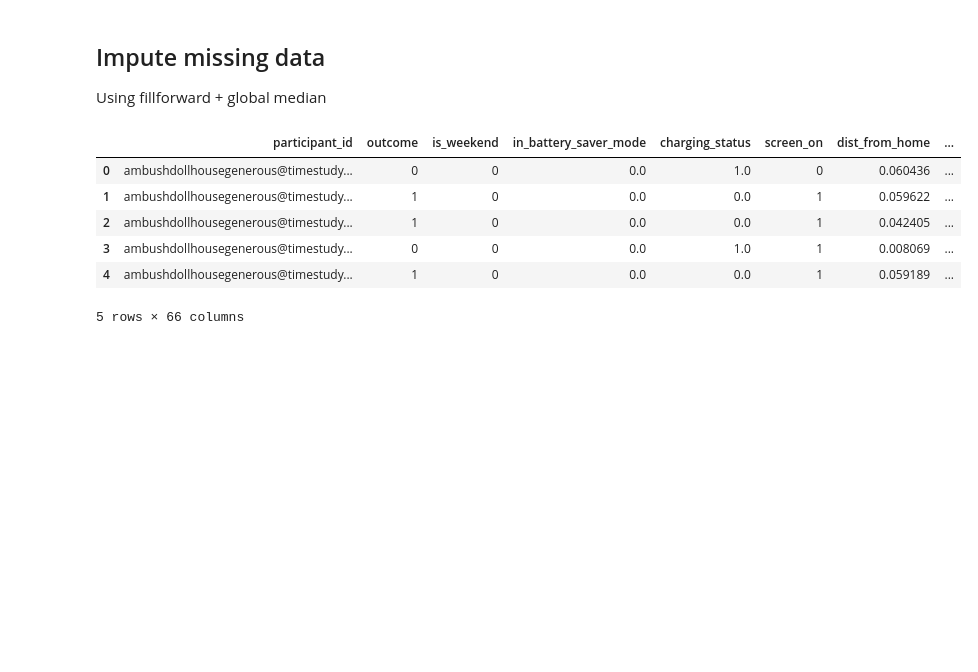
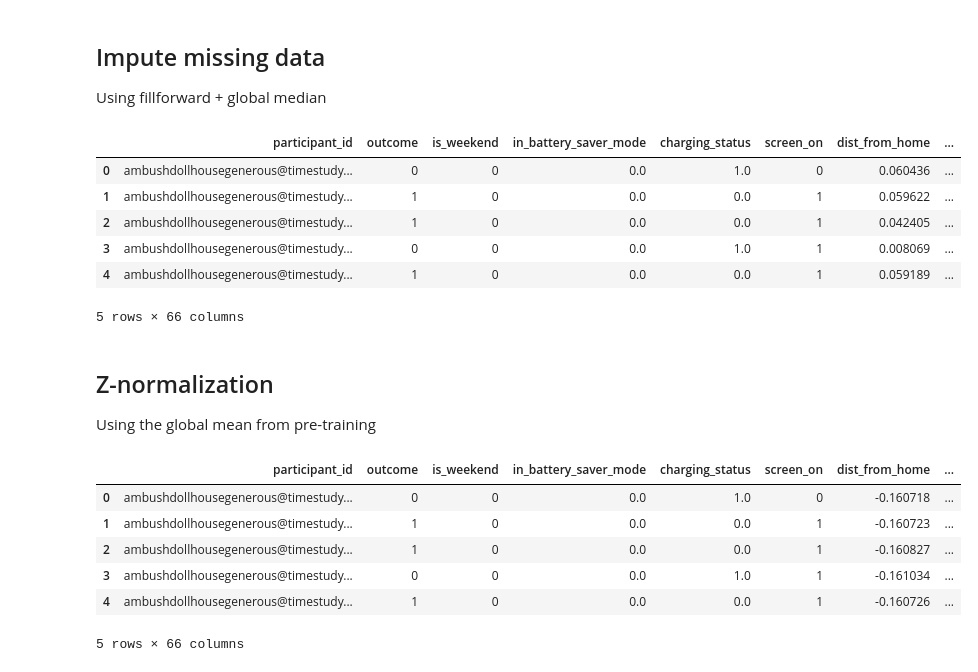
Before and after one commit to adityaponnada/real_time_prompting, a Jupyter notebook: withdrew_general_eval.ipynb, the cells around one changed output. Saved outputs shown, nothing was run; the diff lists cells and outputs as text; code cells hidden in the pictures; blank space fills up the shorter version.

Commit message:
Z-normalize withdrawn data using global means

```diff
--- a/withdrew_general_eval.ipynb
+++ b/withdrew_general_eval.ipynb
@@ -166,3 +166,6 @@ withdrew_features.head()
 | 3 | ambushdollhousegenerous@timestudy... | 0 | 0 | 0.0 | 1.0 | 1 | 0.008069 | ... |
 | 4 | ambushdollhousegenerous@timestudy... | 1 | 0 | 0.0 | 0.0 | 1 | 0.059189 | ... |
 5 rows × 66 columns
+# %% [markdown]
+## Z-normalization
+Using the global mean from pre-training
@@ -168,0 +275,11 @@ withdrew_features.head()
+# %%
+withdrew_features = z_normalize_within_participant(withdrew_features, global_means, id_col='participant_id')
+withdrew_features.head()
+# %% [output]
+|  | participant_id | outcome | is_weekend | in_battery_saver_mode | charging_status | screen_on | dist_from_home | ... |
+| 0 | ambushdollhousegenerous@timestudy... | 0 | 0 | 0.0 | 1.0 | 0 | -0.160718 | ... |
+| 1 | ambushdollhousegenerous@timestudy... | 1 | 0 | 0.0 | 0.0 | 1 | -0.160723 | ... |
+| 2 | ambushdollhousegenerous@timestudy... | 1 | 0 | 0.0 | 0.0 | 1 | -0.160827 | ... |
+| 3 | ambushdollhousegenerous@timestudy... | 0 | 0 | 0.0 | 1.0 | 1 | -0.161034 | ... |
+| 4 | ambushdollhousegenerous@timestudy... | 1 | 0 | 0.0 | 0.0 | 1 | -0.160726 | ... |
+5 rows × 66 columns
```
Also changed, not shown: parts of 1 cell of this notebook.
